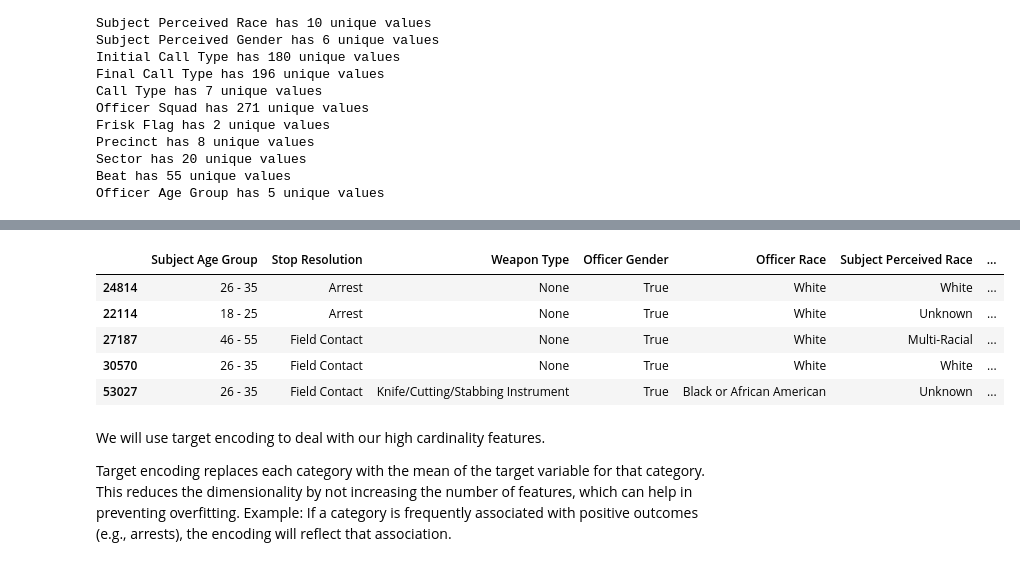
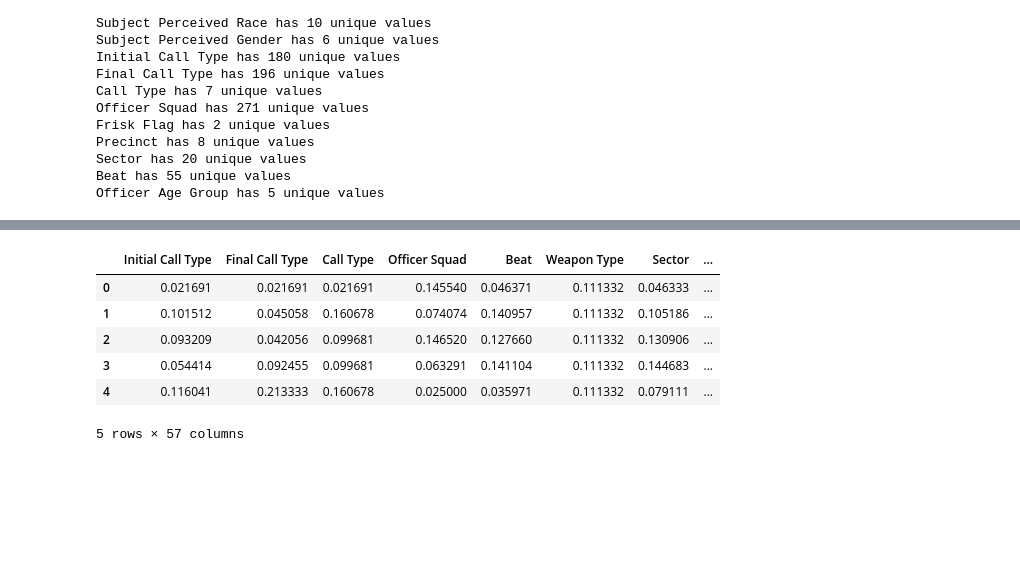
Before and after one commit to MMJGGR/Phase_3_Project, a Jupyter notebook: index.ipynb, the cells around one changed output, grey strips where cells are left out. Saved outputs shown, nothing was run; the diff lists cells and outputs as text; code cells hidden in the pictures; blank space fills up the shorter version.

Commit message:
cleaned up the encoding and run test logistic regression

```diff
--- a/index.ipynb
+++ b/index.ipynb
@@ -408,0 +419,2 @@ df_preprocessed.shape
+# %%
+df_preprocessed.drop_duplicates(inplace = True)
@@ -564,4 +590,4 @@ These features could lead to a high dimensional feature space if we apply one ho
 
 We will start by splitting our data into a training and test set before proceeding to avoid any data leakage
 # %%
-X_train, X_test, y_train, y_test = train_test_split(X, y, test_size=0.3, random_state=0)
+X_train, X_test, y_train, y_test = train_test_split(X, y, test_size=0.35, random_state=42)
@@ -567,0 +687,34 @@ X_train, X_test, y_train, y_test = train_test_split(X, y, test_size=0.3, random_
+# %%
+#select low cardinality features from our dataframe and drop the target
+low_cardinality_cols = df_preprocessed.drop(columns = high_cardinality_cols +['Arrest Flag']).columns
+
+#fit the ohe
+ohe = OneHotEncoder(handle_unknown="ignore")
+ohe.fit(X_train[low_cardinality_cols])
+
+#transform our train and test feature set
+X_train_ohe = ohe.transform(X_train[low_cardinality_cols])
+X_test_ohe = ohe.transform(X_test[low_cardinality_cols])
+
+#assign the transform values into a dataframe
+X_train_ohe_df = pd.DataFrame(X_train_ohe.toarray(), columns=ohe.get_feature_names_out(X_train[low_cardinality_cols].columns))
+X_test_ohe_df = pd.DataFrame(X_test_ohe.toarray(), columns=ohe.get_feature_names_out(X_test[low_cardinality_cols].columns))
+
+#drop the original low cardinality features from our train and test set
+X_train = X_train.drop(low_cardinality_cols, axis=1)
+X_test = X_test.drop(low_cardinality_cols, axis=1)
+
+# reset index of Train and Test
+X_train = X_train.reset_index(drop=True)
+X_test = X_test.reset_index(drop=True)
+
+#reset index of ohe
+X_train_ohe_df = X_train_ohe_df.reset_index(drop=True)
+X_test_ohe_df = X_test_ohe_df.reset_index(drop=True)
+
+
+#update train and test feature set with the encoded values
+X_train = pd.concat([X_train, X_train_ohe_df], axis=1 )
+X_test = pd.concat([X_test, X_test_ohe_df], axis=1)
+
+X_train.head()
@@ -568,13 +729,10 @@ X_train, X_test, y_train, y_test = train_test_split(X, y, test_size=0.3, random_
 # %%
-X_train.head()
+X_test.head()
 # %% [output]
-|  | Subject Age Group | Stop Resolution | Weapon Type | Officer Gender | Officer Race | Subject Perceived Race | ... |
-| 24814 | 26 - 35 | Arrest | None | True | White | White | ... |
-| 22114 | 18 - 25 | Arrest | None | True | White | Unknown | ... |
-| 27187 | 46 - 55 | Field Contact | None | True | White | Multi-Racial | ... |
-| 30570 | 26 - 35 | Field Contact | None | True | White | White | ... |
-| 53027 | 26 - 35 | Field Contact | Knife/Cutting/Stabbing Instrument | True | Black or African American | Unknown | ... |
+|  | Initial Call Type | Final Call Type | Call Type | Officer Squad | Beat | Weapon Type | Sector | ... |
+| 0 | 0.021691 | 0.021691 | 0.021691 | 0.145540 | 0.046371 | 0.111332 | 0.046333 | ... |
+| 1 | 0.101512 | 0.045058 | 0.160678 | 0.074074 | 0.140957 | 0.111332 | 0.105186 | ... |
+| 2 | 0.093209 | 0.042056 | 0.099681 | 0.146520 | 0.127660 | 0.111332 | 0.130906 | ... |
+| 3 | 0.054414 | 0.092455 | 0.099681 | 0.063291 | 0.141104 | 0.111332 | 0.144683 | ... |
+| 4 | 0.116041 | 0.213333 | 0.160678 | 0.025000 | 0.035971 | 0.111332 | 0.079111 | ... |
+5 rows × 57 columns
-# %% [markdown]
-We will use target encoding to deal with our high cardinality features.
-
-Target encoding replaces each category with the mean of the target variable for that category. This reduces the dimensionality by not increasing the number of features, which can help in preventing overfitting. Example: If a category is frequently associated with positive outcomes (e.g., arrests), the encoding will reflect that association.
```
Also changed, not shown: parts of 30 cells of this notebook.
